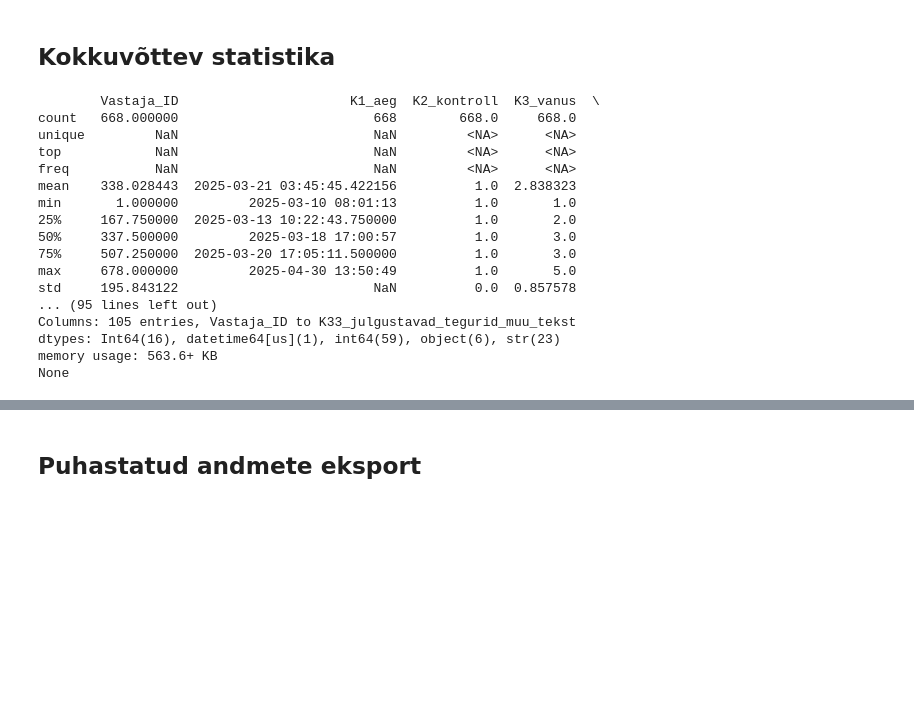
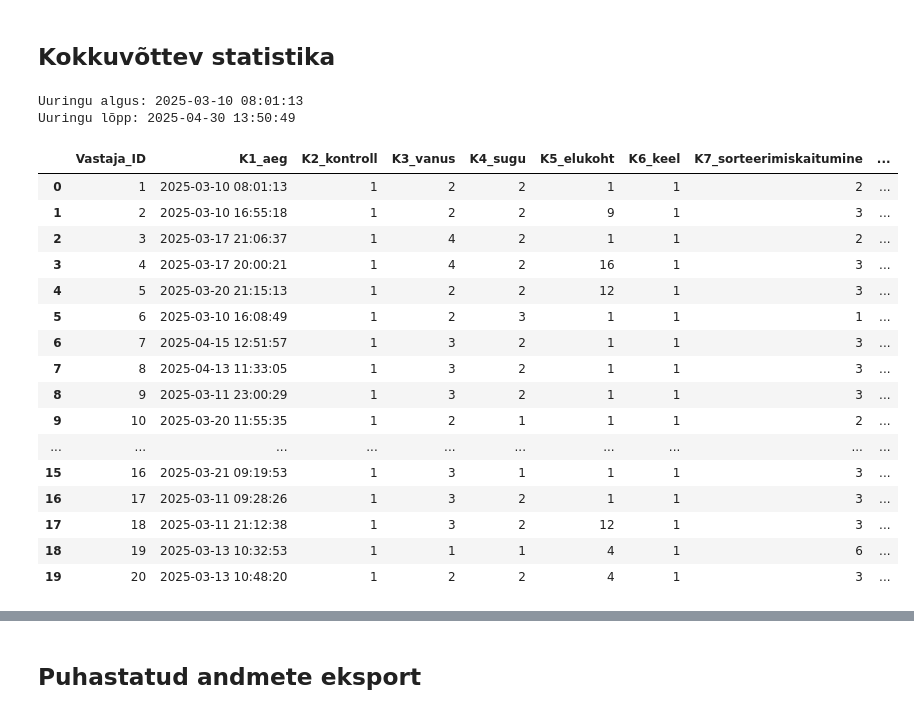
Before and after one commit to erinvainsalu/FRE_analyys, a Jupyter notebook: fre_andmete_puhastamine.ipynb, the cells around one changed output, grey strips where cells are left out. Cells and saved outputs as stored; diff of their text form; code cells hidden in the pictures; blank space fills up the shorter version.

```diff
--- a/fre_andmete_puhastamine.ipynb
+++ b/fre_andmete_puhastamine.ipynb
@@ -442,26 +444,35 @@ print(f"Alles jäi: {len(data_coded)} rida")
 Alles jäi: 668 rida
 # %% [markdown]
 ## Kokkuvõttev statistika
+# %%
+pd.set_option('display.max_columns', None)
+# pd.set_option('display.max_rows', None)
+# pd.reset_option('max_columns')
 # %%
-print(data_coded.describe(include='all'))
-print(data_coded.info())
-
-# data_coded.describe(include='all').to_csv('describe_output.csv', encoding='utf-8')
+# Uuringu periood
+print(f'Uuringu algus: {min(data_coded.K1_aeg)}')
+print(f'Uuringu lõpp: {max(data_coded.K1_aeg)}')
 # %% [output]
-        Vastaja_ID                      K1_aeg  K2_kontroll  K3_vanus  \
-count   668.000000                         668        668.0     668.0
-unique         NaN                         NaN         <NA>      <NA>
-top            NaN                         NaN         <NA>      <NA>
-freq           NaN                         NaN         <NA>      <NA>
-mean    338.028443  2025-03-21 03:45:45.422156          1.0  2.838323
-min       1.000000         2025-03-10 08:01:13          1.0       1.0
-25%     167.750000  2025-03-13 10:22:43.750000          1.0       2.0
-50%     337.500000         2025-03-18 17:00:57          1.0       3.0
-75%     507.250000  2025-03-20 17:05:11.500000          1.0       3.0
-max     678.000000         2025-04-30 13:50:49          1.0       5.0
-std     195.843122                         NaN          0.0  0.857578
-... (95 lines left out)
-Columns: 105 entries, Vastaja_ID to K33_julgustavad_tegurid_muu_tekst
-dtypes: Int64(16), datetime64[us](1), int64(59), object(6), str(23)
-memory usage: 563.6+ KB
-None
+Uuringu algus: 2025-03-10 08:01:13
+Uuringu lõpp: 2025-04-30 13:50:49
+# %%
+# Andmestiku eelvaade
+display(data_coded.head(20))
+# %% [output]
+|  | Vastaja_ID | K1_aeg | K2_kontroll | K3_vanus | K4_sugu | K5_elukoht | K6_keel | K7_sorteerimiskaitumine | ... |
+| 0 | 1 | 2025-03-10 08:01:13 | 1 | 2 | 2 | 1 | 1 | 2 | ... |
+| 1 | 2 | 2025-03-10 16:55:18 | 1 | 2 | 2 | 9 | 1 | 3 | ... |
+| 2 | 3 | 2025-03-17 21:06:37 | 1 | 4 | 2 | 1 | 1 | 2 | ... |
+| 3 | 4 | 2025-03-17 20:00:21 | 1 | 4 | 2 | 16 | 1 | 3 | ... |
+| 4 | 5 | 2025-03-20 21:15:13 | 1 | 2 | 2 | 12 | 1 | 3 | ... |
+| 5 | 6 | 2025-03-10 16:08:49 | 1 | 2 | 3 | 1 | 1 | 1 | ... |
+| 6 | 7 | 2025-04-15 12:51:57 | 1 | 3 | 2 | 1 | 1 | 3 | ... |
+| 7 | 8 | 2025-04-13 11:33:05 | 1 | 3 | 2 | 1 | 1 | 3 | ... |
+| 8 | 9 | 2025-03-11 23:00:29 | 1 | 3 | 2 | 1 | 1 | 3 | ... |
+| 9 | 10 | 2025-03-20 11:55:35 | 1 | 2 | 1 | 1 | 1 | 2 | ... |
+| ... | ... | ... | ... | ... | ... | ... | ... | ... | ... |
+| 15 | 16 | 2025-03-21 09:19:53 | 1 | 3 | 1 | 1 | 1 | 3 | ... |
+| 16 | 17 | 2025-03-11 09:28:26 | 1 | 3 | 2 | 1 | 1 | 3 | ... |
+| 17 | 18 | 2025-03-11 21:12:38 | 1 | 3 | 2 | 12 | 1 | 3 | ... |
+| 18 | 19 | 2025-03-13 10:32:53 | 1 | 1 | 1 | 4 | 1 | 6 | ... |
+| 19 | 20 | 2025-03-13 10:48:20 | 1 | 2 | 2 | 4 | 1 | 3 | ... |
```
Also changed, not shown: parts of 12 cells of this notebook, 6 other files.
